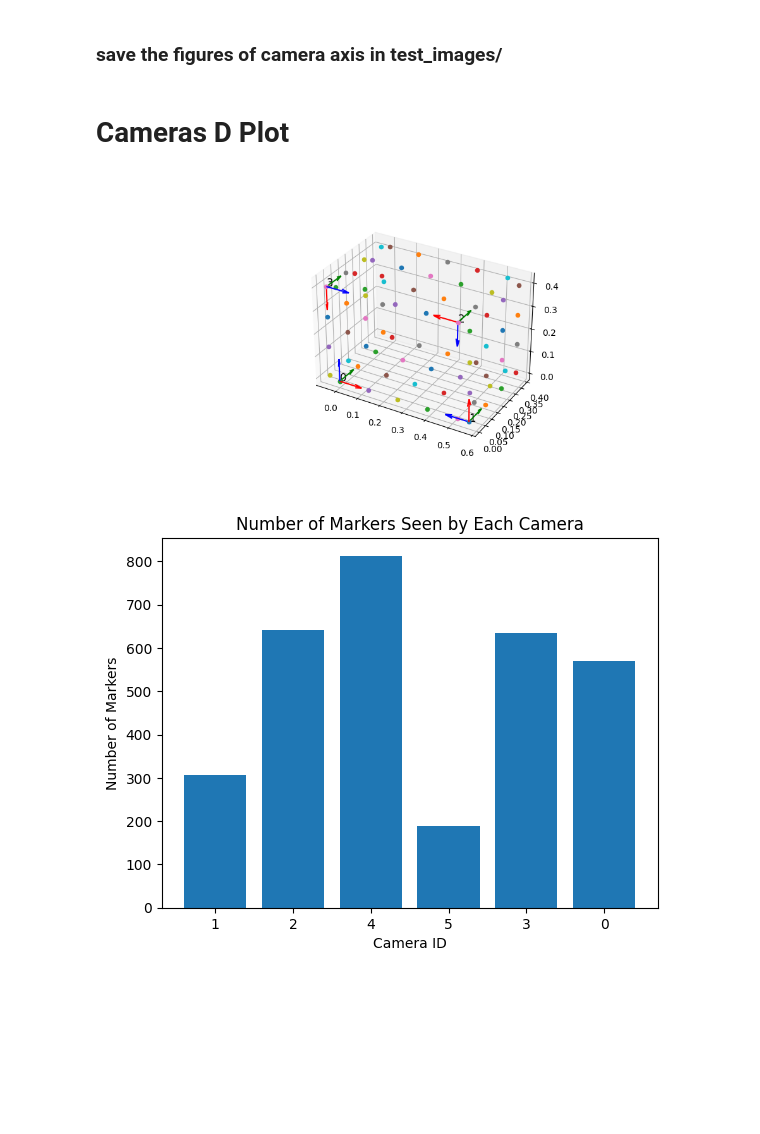
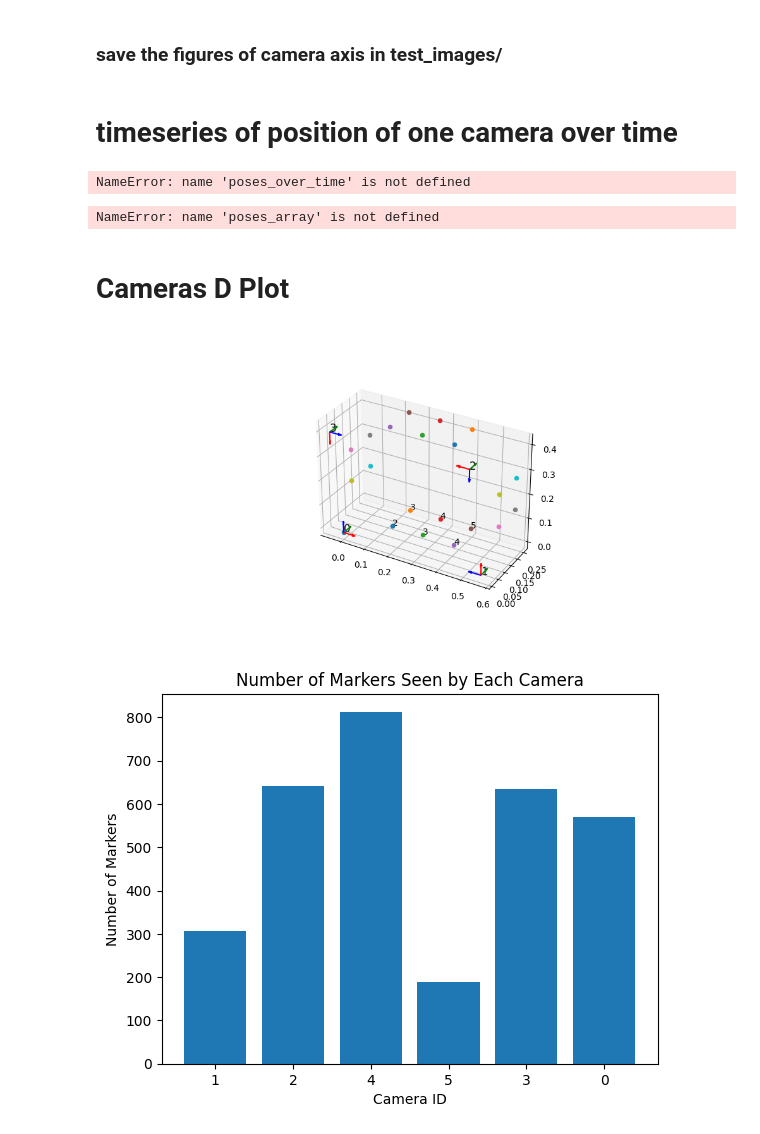
Before and after one commit to goncalofrazao/vicandocker, a Jupyter notebook: main_cangalho.ipynb, the cells around one changed output. Cells and saved outputs as stored; diff of their text form; code cells hidden in the pictures; blank space fills up the shorter version.

```diff
--- a/main_cangalho.ipynb
+++ b/main_cangalho.ipynb
@@ -20,7 +20,7 @@ DATASET_PATH = "./dataset/optitrack_videos/output_frames"
 OBJ_DATASET_PATH = "./dataset/realsense_charuco_object"
 #OBJ_DATASET_PATH = "./dataset/big_dataset_object"
 
-LOAD = True
+LOAD = False
 
 dataset     = Dataset(root=DATASET_PATH)
 obj_dataset = Dataset(root=OBJ_DATASET_PATH)
@@ -94,7 +94,3 @@ aruco_obj["marker_size"] = 0.087
 aruco_obj["marker_ids"] = ['10', '11', '12', '13', '2', '3', '4', '5', '6', '7', '8', '9']
 aruco_obj["corner_refine"] = 'CORNER_REFINE_SUBPIX'
 aruco_obj["detector"] = estimate_pose_aruco_worker
-# %%
-for i in range(0, len(dataset.im_data["filename"])):
-    if dataset.im_data["timestamp"][i] == "431":
-        print(i)
@@ -254,7 +230,7 @@ pose_est = bipartite_se3sync(cam_marker_edges,
                             constraints=obj_pose_est,
                             noise_model_r=lambda edge : 0.01 * Polygon(zip(edge['corners'][:,0], edge['corners'][:,1])).area**1.0,
                             noise_model_t=lambda edge : 0.01 * Polygon(zip(edge['corners'][:,0], edge['corners'][:,1])).area**1.0,
-                            edge_filter=lambda edge : edge['reprojected_err'] < 1.0,
+                            edge_filter=lambda edge : edge['reprojected_err'] < 0.6,
                             maxiter=4,
                             lsqr_solver="conjugate_gradient",
                             dtype=np.float32)
@@ -334,61 +310,98 @@ for timestep, pose_dict in poses_over_time.items():
     plt.title(f"timestep: {timestep}")
     plt.draw()
     plt.savefig(f"test_images/{timestep}.png")
+# %% [markdown]
+# timeseries of position of one camera over time
+# %%
+poses_array = np.zeros((len(poses_over_time), 4))
+cam_id = "2"
+
+cnt = 0
+for timestep, pose_dict in poses_over_time.items():
+
+    if cam_id not in pose_dict:
+        continue
+
+    poses_array[cnt , :] = np.hstack( ( np.array([[int(timestep)]]) , np.array([pose_dict[cam_id].t().T]) ) )
+
+    cnt += 1
+# %% [output]
+NameError: name 'poses_over_time' is not defined
+# %%
+%matplotlib inline
+
+# draw the three lines of x,y and z coordinates in the same plot with different colors
+plt.plot(poses_array[:,0], poses_array[:,1], ".", label='x')
+plt.plot(poses_array[:,0], poses_array[:,2], ".", label='y')
+plt.plot(poses_array[:,0], poses_array[:,3], ".", label='z')
+plt.legend()
+plt.xlabel("timestep")
+plt.ylabel("position [m]")
+
+plt.show()
+# %% [output]
+NameError: name 'poses_array' is not defined
 # %% [markdown]
 # Cameras D Plot
 # %%
-def plot_frame(ax, H, label):
+def plot_frame(ax, H, label, scale=0.05):
     origin = H[:3, 3]
     x_axis = H[:3, 0]
     y_axis = H[:3, 1]
     z_axis = H[:3, 2]
 
-    ax.quiver(*origin, *x_axis, color='r', length=0.5, normalize=True)
-    ax.quiver(*origin, *y_axis, color='g', length=0.5, normalize=True)
-    ax.quiver(*origin, *z_axis, color='b', length=0.5, normalize=True)
+    ax.quiver(*origin, *x_axis, color='r', length=scale, normalize=True)
+    ax.quiver(*origin, *y_axis, color='g', length=scale, normalize=True)
+    ax.quiver(*origin, *z_axis, color='b', length=scale, normalize=True)
     ax.text(*origin, label, fontsize=12, color='k')
 # %%
+
 #%matplotlib inline
 %matplotlib widget
 
 fig = plt.figure(figsize=(10,5))
 ax = fig.add_subplot(projection='3d')
 
 wrl_id = "0"
 pts_wrld = []
-for cam_id, pose in obj_pose_est.items():
+for marker_id, pose in obj_pose_est.items():
 
-    if ("_" in cam_id):
+    if ("_" in marker_id):
         continue
 
-    plot_frame(ax, obj_pose_est[wrl_id].inv()._pose @ obj_pose_est[cam_id]._pose  , cam_id) # TODO: make a getter for the A matrix
+    plot_frame(ax, obj_pose_est[wrl_id].inv().pose() @ obj_pose_est[marker_id].pose()  , marker_id)
 
     #draw the chessbaord corners in space for each charuco board
-    for i in range(charuco_dict[cam_id]["sizeX"] + 1):
-        for j in range(charuco_dict[cam_id]["sizeY"] + 1):
-            if cam_id == "0":
-                ax.scatter(i*charuco_dict[cam_id]["squareLength"], j*charuco_dict[cam_id]["squareLength"], 0)
-                pts_wrld.append([i*charuco_dict[cam_id]["squareLength"], j*charuco_dict[cam_id]["squareLength"], 0])
+    for i in range(1,charuco_dict[marker_id]["sizeX"]):
+        for j in range(1, charuco_dict[marker_id]["sizeY"]):
+
+            if marker_id == "0":
+                ax.scatter( i * charuco_dict[marker_id]["squareLength"], j * charuco_dict[marker_id]["squareLength"], 0)
+                pts_wrld.append([i*charuco_dict[marker_id]["squareLength"], j*charuco_dict[marker_id]["squareLength"], 0])
+
+                ax.text(i*charuco_dict[marker_id]["squareLength"], j*charuco_dict[marker_id]["squareLength"], 0, f"{ j * (charuco_dict[marker_id]['sizeY'] - 2) + i }")
 
             else:
                 # transform the points to the "0" frame
-                point = obj_pose_est[wrl_id].inv()._pose @ obj_pose_est[cam_id]._pose @  np.array([i*charuco_dict[cam_id]["squareLength"], j*charuco_dict[cam_id]["squareLength"], 0, 1])
+                point = obj_pose_est[wrl_id].inv()._pose @ obj_pose_est[marker_id]._pose @  np.array([i*charuco_dict[marker_id]["squareLength"], j*charuco_dict[marker_id]["squareLength"], 0, 1])
                 ax.scatter(point[0], point[1], point[2])
                 pts_wrld.append(point[:3])
-
 
 
 # draw the rest of the cube
 ax.scatter(0,0,0)
 # aspect ratio of the plot to be equal
 ax.set_aspect('equal')
 
 #ax.view_init(elev=0, azim=90, roll=0)
-#make the plot interactive
-plt.show()
 
+# show the plot
+#plt.show()
+
+
+# object in marker 0 frame in homogenous coordinates
 pts_wrld = np.array(pts_wrld)
 pts_wrld = np.vstack( [pts_wrld.T, np.ones(pts_wrld.shape[0]) ] )
 # %% [output]
-[figure, old version]
+[figure, new version]
 # %%
```
Also changed, not shown: parts of 21 cells of this notebook.
